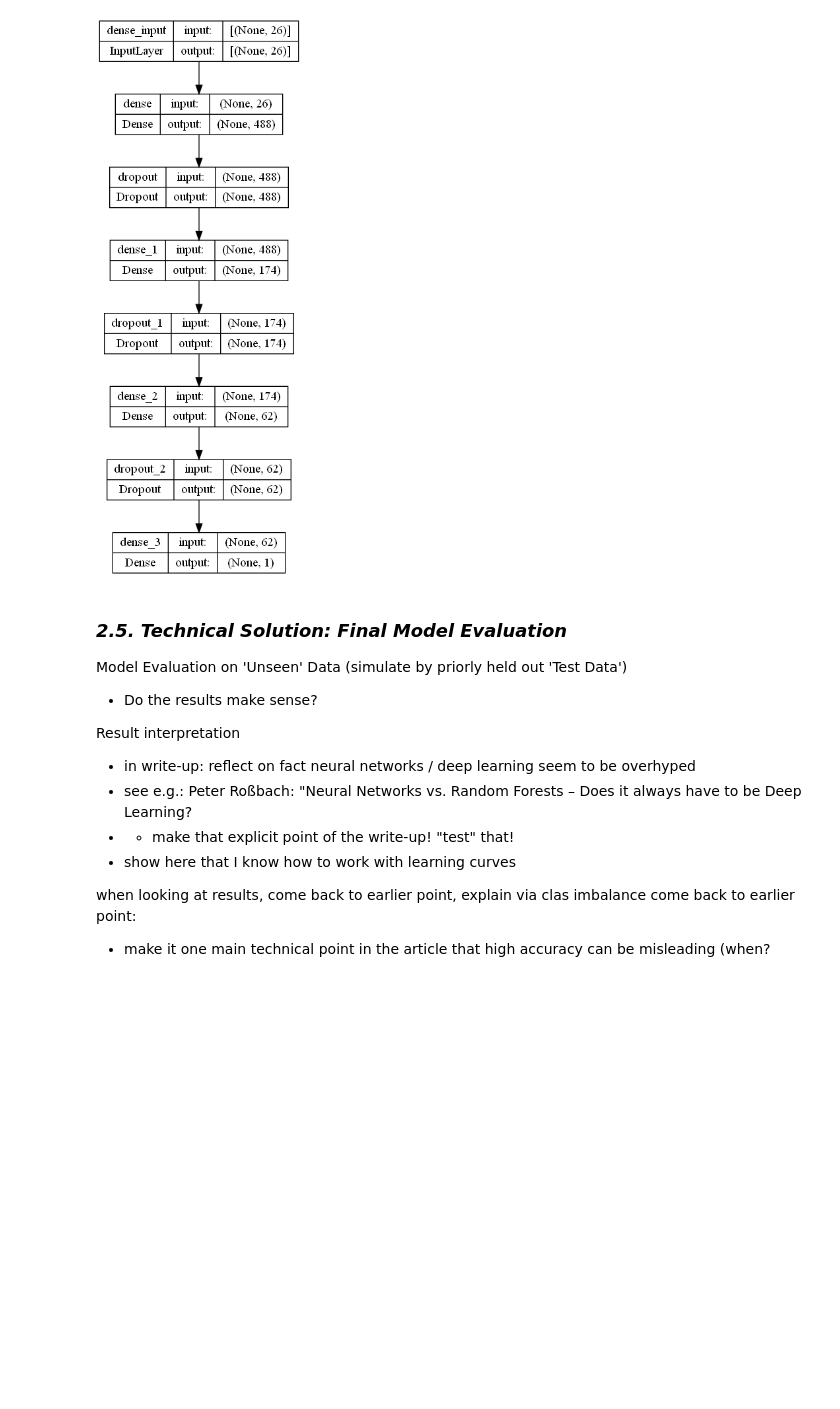
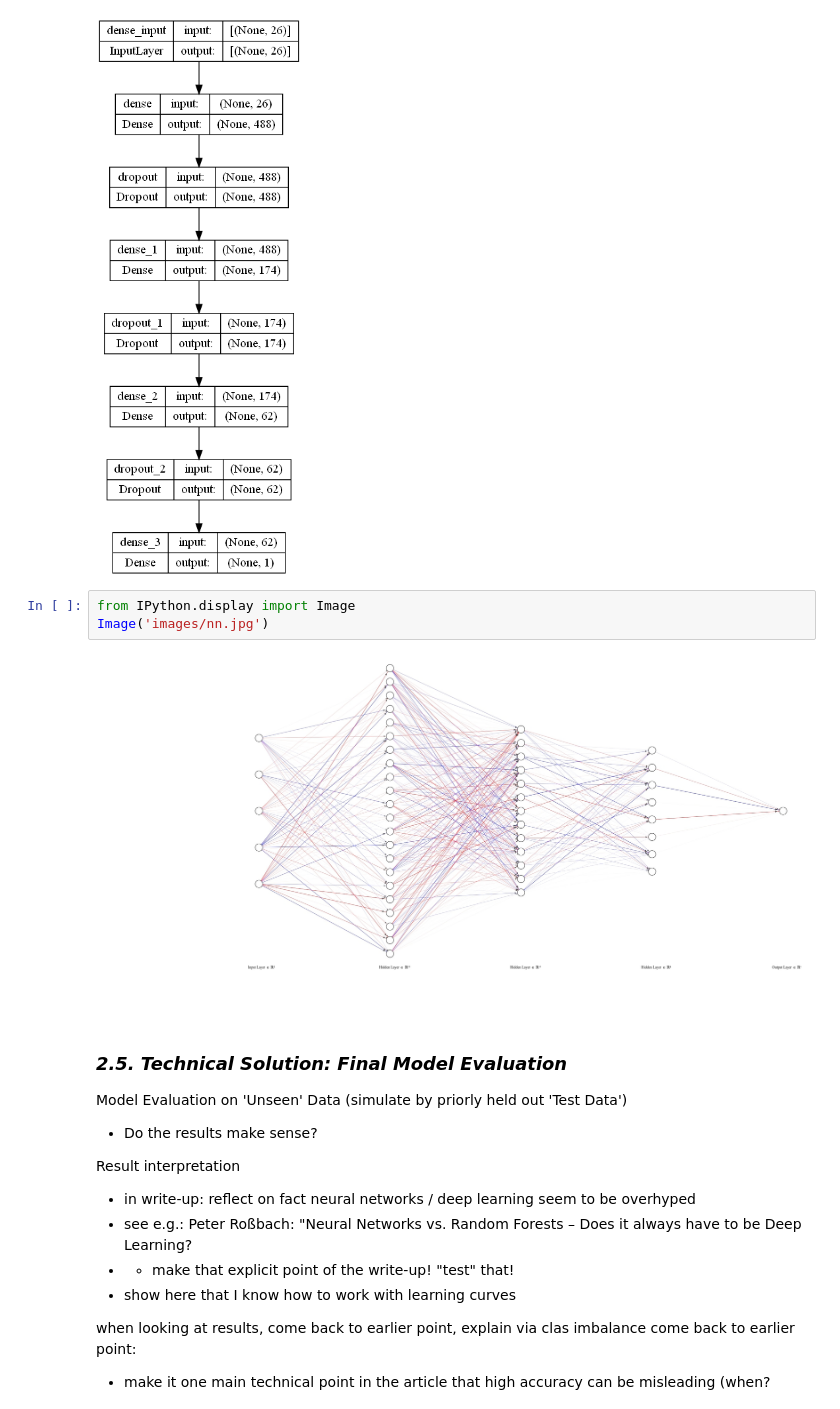
Before and after one commit to marc-feldmann/CustomerChurnPrediction, a Jupyter notebook: report.ipynb, the cells around one changed output. Saved outputs shown, nothing was run; the diff lists cells and outputs as text; blank space fills up the shorter version.

```diff
--- a/report.ipynb
+++ b/report.ipynb
@@ -732,6 +732,11 @@ dot_img_file = 'images/model_1.png'
 tf.keras.utils.plot_model(model, to_file=dot_img_file, show_shapes=True)
 # %% [output]
 [figure]
+# %%
+from IPython.display import Image
+Image('images/nn.jpg')
+# %% [output]
+[figure, added]
 # %% [markdown]
 ### *2.5. Technical Solution: Final Model Evaluation*
 Model Evaluation on 'Unseen' Data (simulate by priorly held out 'Test Data')
```
Also changed, not shown: parts of 1 cell of this notebook, 1 other file.
